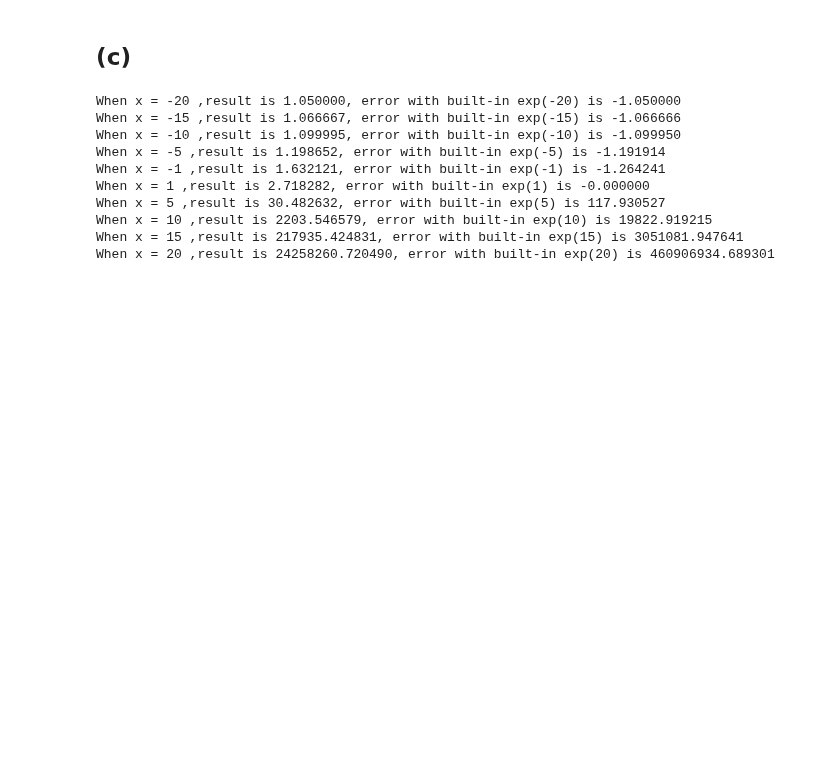
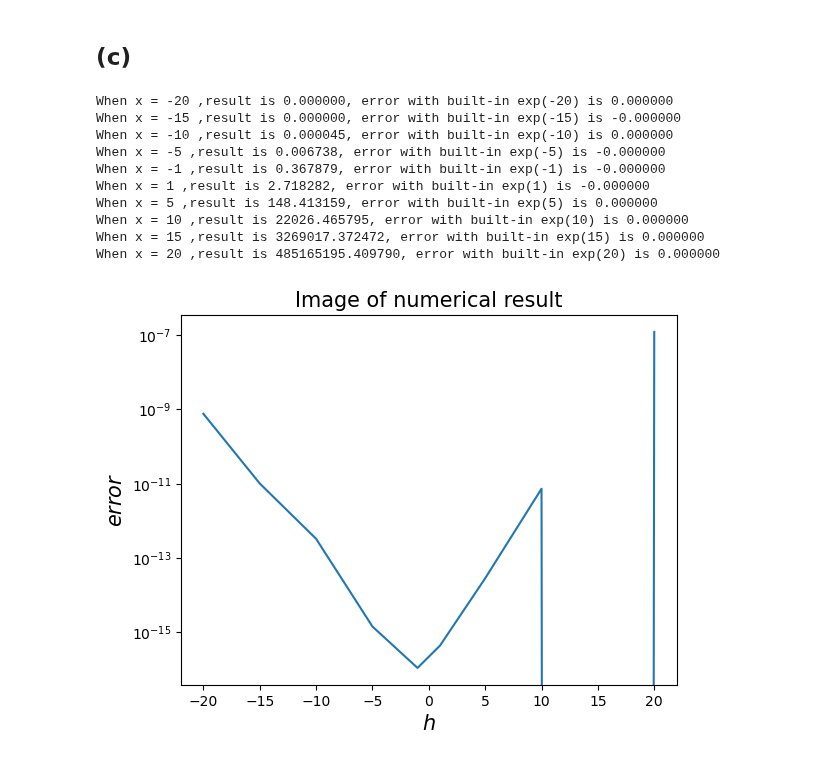
Before and after one commit to yunchenbushou/Scientific-Computing, a Jupyter notebook: hw1/hw1.ipynb, the cells around one changed output. Drawn from its saved outputs; the diff is of its cells as text; code cells hidden in the pictures; blank space fills up the shorter version.

```diff
--- a/hw1/hw1.ipynb
+++ b/hw1/hw1.ipynb
@@ -121,18 +116,32 @@ When x = 20 ,stopping in n= 67
 # %% [markdown]
 ## (c)
 # %%
+Error_list = []
 for x in x_list:
     result = num_exp(x,100)
     error = np.exp(x) - result
+    Error_list.append(abs(error))
     print("When x = %d ,result is %f, error with built-in exp(%d) is %f" % (x,result,x,error))
 # %% [output]
-When x = -20 ,result is 1.050000, error with built-in exp(-20) is -1.050000
-When x = -15 ,result is 1.066667, error with built-in exp(-15) is -1.066666
-When x = -10 ,result is 1.099995, error with built-in exp(-10) is -1.099950
-When x = -5 ,result is 1.198652, error with built-in exp(-5) is -1.191914
-When x = -1 ,result is 1.632121, error with built-in exp(-1) is -1.264241
+When x = -20 ,result is 0.000000, error with built-in exp(-20) is 0.000000
+When x = -15 ,result is 0.000000, error with built-in exp(-15) is -0.000000
+When x = -10 ,result is 0.000045, error with built-in exp(-10) is 0.000000
+When x = -5 ,result is 0.006738, error with built-in exp(-5) is -0.000000
+When x = -1 ,result is 0.367879, error with built-in exp(-1) is -0.000000
 When x = 1 ,result is 2.718282, error with built-in exp(1) is -0.000000
-When x = 5 ,result is 30.482632, error with built-in exp(5) is 117.930527
-When x = 10 ,result is 2203.546579, error with built-in exp(10) is 19822.919215
-When x = 15 ,result is 217935.424831, error with built-in exp(15) is 3051081.947641
-When x = 20 ,result is 24258260.720490, error with built-in exp(20) is 460906934.689301
+When x = 5 ,result is 148.413159, error with built-in exp(5) is 0.000000
+When x = 10 ,result is 22026.465795, error with built-in exp(10) is 0.000000
+When x = 15 ,result is 3269017.372472, error with built-in exp(15) is 0.000000
+When x = 20 ,result is 485165195.409790, error with built-in exp(20) is 0.000000
+# %%
+plt.yscale("log")
+# plt.xscale("log")
+plt.plot(x_list,Error_list)
+plt.xlabel(r"$h$", fontsize=15)
+plt.ylabel(r"$error$", fontsize=15)
+
+plt.title("Image of numerical result", fontsize=15)
+plt.savefig("./pro2c.png")
+plt.show()
+# %% [output]
+[figure, added]
```
Also changed, not shown: parts of 7 cells of this notebook, 6 other files.
